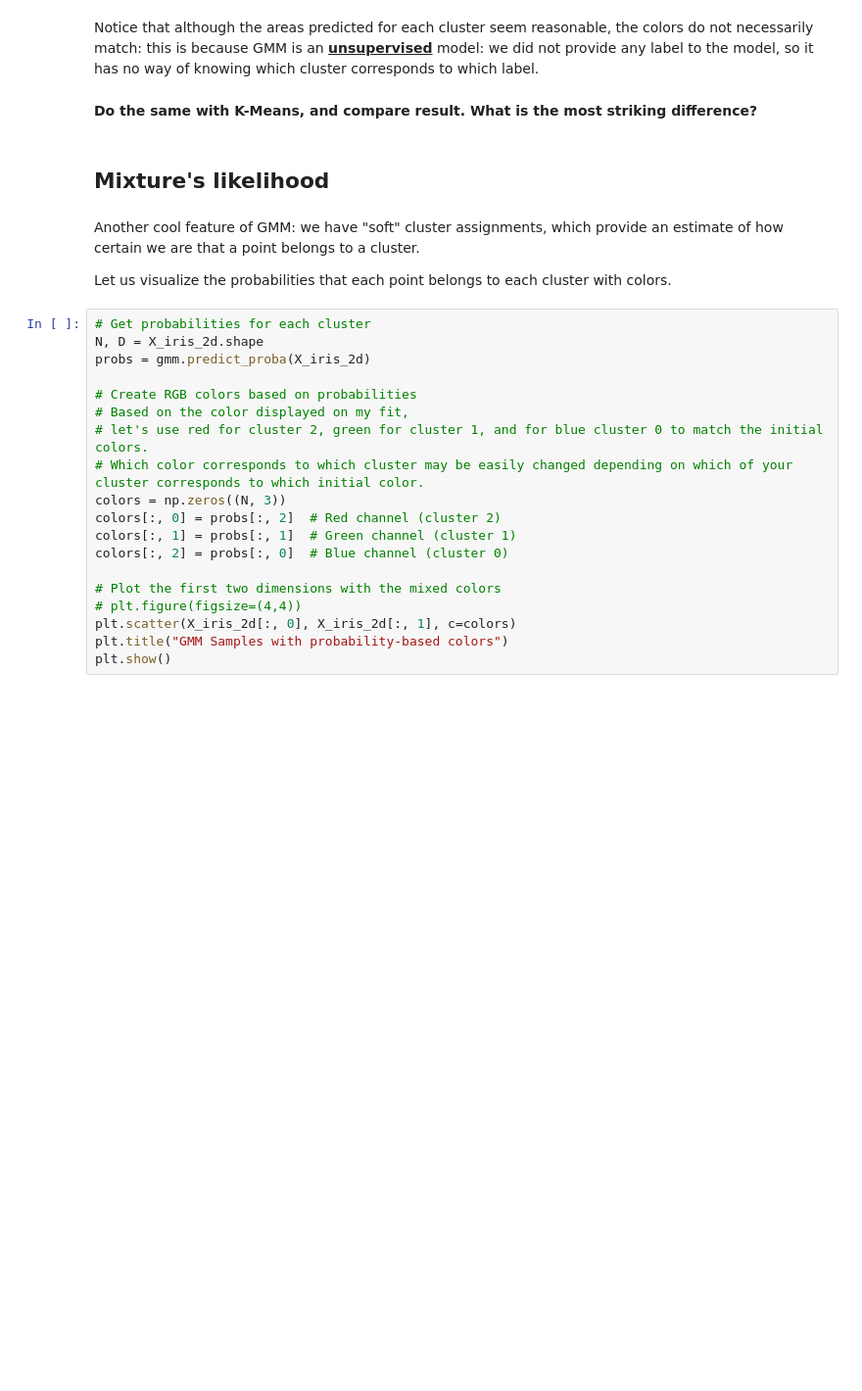
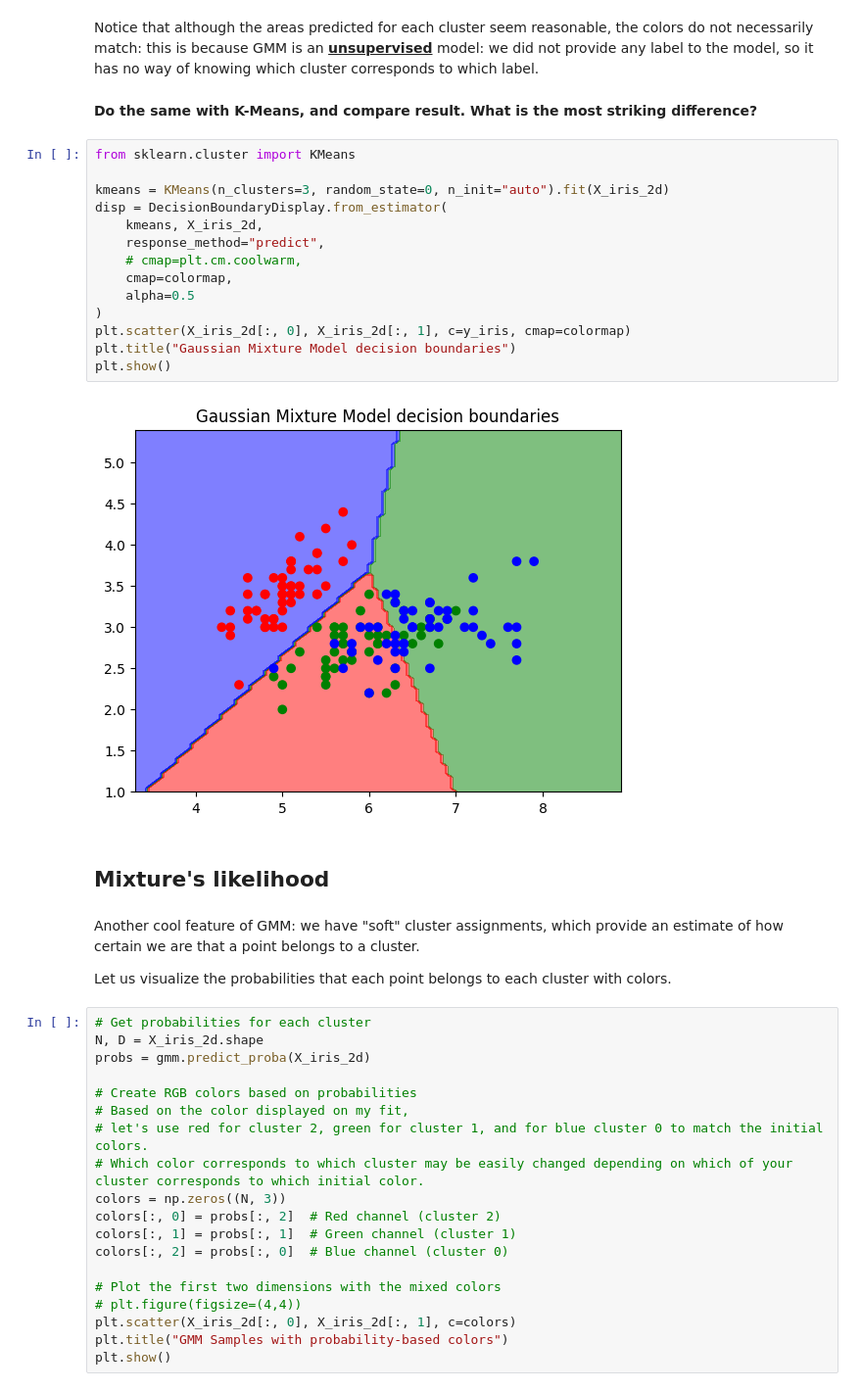
Before and after one commit to audreybvt/ML, a Jupyter notebook: Lab 7 mixtures of Gaussians.ipynb, the cells around one changed output. Shown at 98% size. Saved outputs shown, nothing was run; the diff lists cells and outputs as text; blank space fills up the shorter version.

```diff
--- a/Lab 7 mixtures of Gaussians.ipynb
+++ b/Lab 7 mixtures of Gaussians.ipynb
@@ -95,6 +98,22 @@ plt.show()
 Notice that although the areas predicted for each cluster seem reasonable, the colors do not necessarily match: this is because GMM is an <ins>**unsupervised**</ins> model: we did not provide any label to the model, so it has no way of knowing which cluster corresponds to which label.
 # %% [markdown]
 **Do the same with K-Means, and compare result. What is the most striking difference?**
+# %%
+from sklearn.cluster import KMeans
+
+kmeans = KMeans(n_clusters=3, random_state=0, n_init="auto").fit(X_iris_2d)
+disp = DecisionBoundaryDisplay.from_estimator(
+    kmeans, X_iris_2d,
+    response_method="predict",
+    # cmap=plt.cm.coolwarm,
+    cmap=colormap,
+    alpha=0.5
+)
+plt.scatter(X_iris_2d[:, 0], X_iris_2d[:, 1], c=y_iris, cmap=colormap)
+plt.title("Gaussian Mixture Model decision boundaries")
+plt.show()
+# %% [output]
+[figure, added]
 # %% [markdown]
 ## Mixture's likelihood
 # %% [markdown]
```
Also changed, not shown: parts of 4 cells of this notebook.
